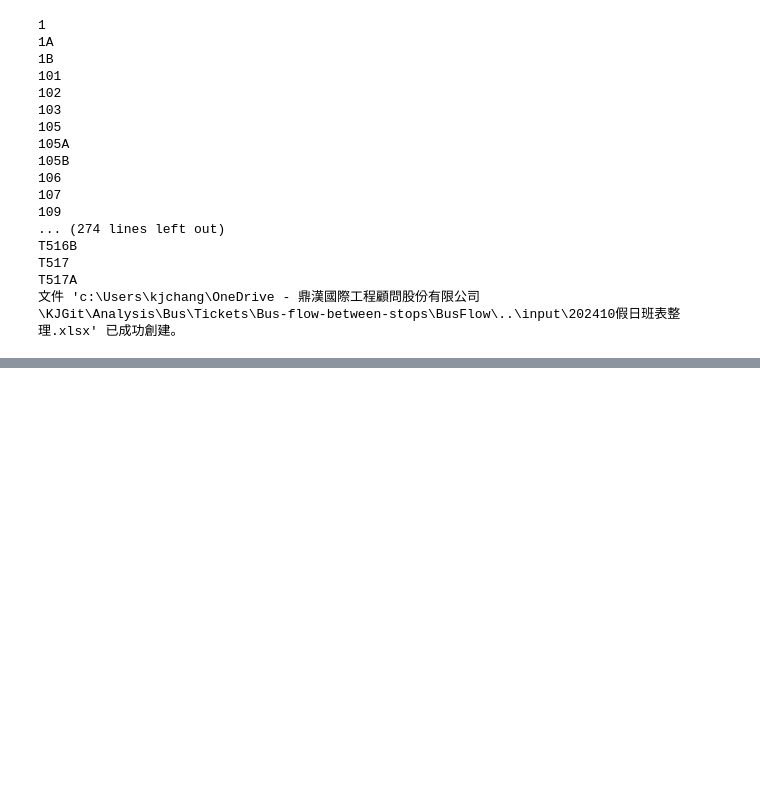
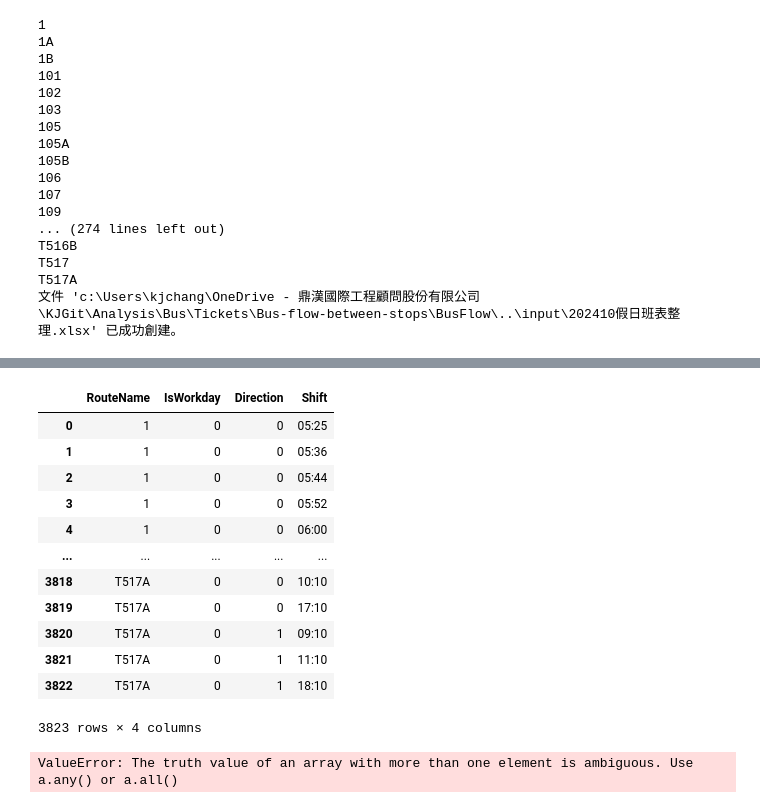
Before and after one commit to KaiChiehKJ/BusFlow, a Jupyter notebook: prepare.ipynb, the cells around one changed output, grey strips where cells are left out. Saved outputs shown, nothing was run; the diff lists cells and outputs as text; code cells hidden in the pictures; blank space fills up the shorter version.

```diff
--- a/prepare.ipynb
+++ b/prepare.ipynb
@@ -329,0 +405,16 @@ T517A
+# %%
+shift
+# %% [output]
+|  | RouteName | IsWorkday | Direction | Shift |
+| 0 | 1 | 0 | 0 | 05:25 |
+| 1 | 1 | 0 | 0 | 05:36 |
+| 2 | 1 | 0 | 0 | 05:44 |
+| 3 | 1 | 0 | 0 | 05:52 |
+| 4 | 1 | 0 | 0 | 06:00 |
+| ... | ... | ... | ... | ... |
+| 3818 | T517A | 0 | 0 | 10:10 |
+| 3819 | T517A | 0 | 0 | 17:10 |
+| 3820 | T517A | 0 | 1 | 09:10 |
+| 3821 | T517A | 0 | 1 | 11:10 |
+| 3822 | T517A | 0 | 1 | 18:10 |
+3823 rows × 4 columns
@@ -329,0 +440,9 @@ T517A
+# %%
+for i in cyclelist:
+    if(shifts[shifts['RouteName']==i]['Direction'].unique() > 1):
+        print(i,end=":")
+        print(shifts[shifts['RouteName']==i]['Direction'].unique())
+    else:
+        pass
+# %% [output]
+ValueError: The truth value of an array with more than one element is ambiguous. Use a.any() or a.all()
```
Also changed, not shown: parts of 15 cells of this notebook.
